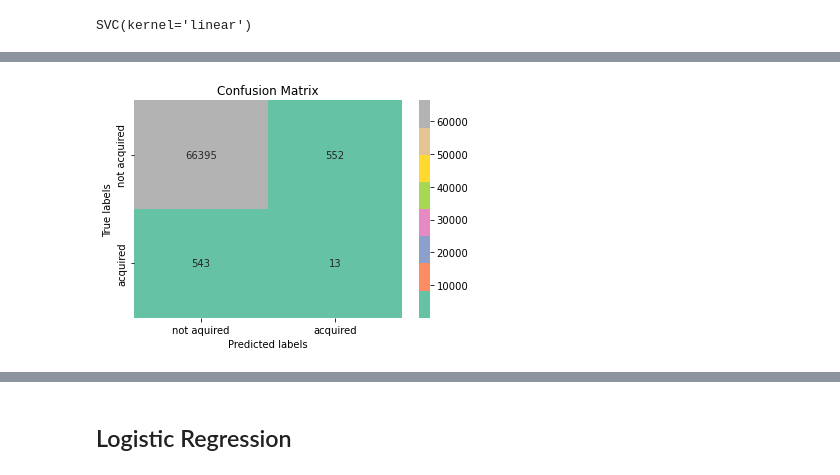
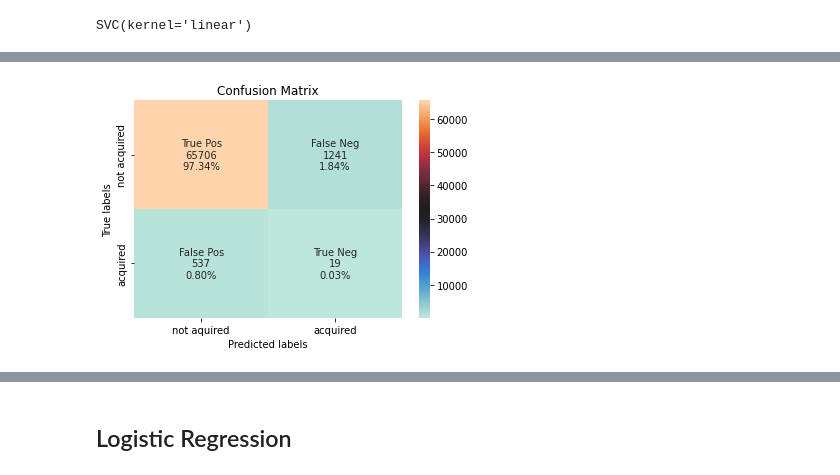
Before and after one commit to sheetalrprasad/Financial-Incident-Analysis, a Jupyter notebook: Finance Project.ipynb, the cells around one changed output, grey strips where cells are left out. Drawn from its saved outputs; the diff is of its cells as text; code cells hidden in the pictures.

```diff
--- a/Finance Project.ipynb
+++ b/Finance Project.ipynb
@@ -114,3 +127,25 @@ sns.heatmap(finance_features.corr(), cmap="YlGnBu", linewidths=0.1, annot=True,
+# %%
+# confusion Matrix Plotting
+
+def confusion_matrix_plot(cfn_mat):
+    ax= plt.subplot()
+
+    group_names = ['True Pos','False Neg','False Pos','True Neg']
+
+    group_counts = ["{0:0.0f}".format(value) for value in cfn_mat.flatten()]
+
+    group_percentages = ["{0:.2%}".format(value) for value in cfn_mat.flatten()/np.sum(cfn_mat)]
+
+    labels = [f"{v1}\n{v2}\n{v3}" for v1, v2, v3 in zip(group_names,group_counts,group_percentages)]
+    labels = np.asarray(labels).reshape(2,2)
+
+    sns.heatmap(cfn_mat, annot=labels, fmt='', cmap='icefire')
+
+    # labels, title and ticks
+    ax.set_xlabel('Predicted labels');ax.set_ylabel('True labels');
+    ax.set_title('Confusion Matrix');
+    ax.xaxis.set_ticklabels(['not aquired', 'acquired']); ax.yaxis.set_ticklabels(['not acquired', 'acquired']);
+    plt.show()
 # %%
 model_comparison_cols = ['Model Name','Accuracy','Precision','Recall','F1 Score']
 # %%
@@ -121,8 +156,8 @@ model_comparison_data = []
 # 70% training and 30% test
 X_train, X_test, y_train, y_test = train_test_split(finance_features, y, test_size=0.3,random_state=100)
 # %%
-unique, counts = np.unique(y_train, return_counts=True)
-dict(zip(unique, counts))
+uniqueTrain, counts = np.unique(y_train, return_counts=True)
+dict(zip(uniqueTrain, counts))
 # %% [output]
 {0.0: 156202, 1.0: 1305}
 # %%
@@ -131,12 +166,18 @@ dict(zip(unique, counts))
 # %% [output]
 {0.0: 66947, 1.0: 556}
+# %%
+numClass = len(uniqueTrain)
 # %%
 # SVM takes time to train, hence taking 5% sample of the training data to train the model
-sampleN = int(len(X_train)*0.005)
+
+sampleN = int(len(X_train)*0.003)
 print("Sample no.:", sampleN)
 
-sample_X = X_train.sample(sampleN)
+# Getting sample which contains both classes
+notReady = True
+while(notReady):
+    sample_X = X_train.sample(sampleN)
+    notReady = len(np.unique(sample_X)) < numClass
+
 sample_y = sample_X['target']
-
-sample_X.drop(columns=['target'], inplace=True)
 # %% [output]
@@ -233,12 +241,4 @@ sns.heatmap(cm_svm, annot=labels, fmt='', cmap='icefire')
-# %%
-ax= plt.subplot()
-
-# annot=True to annotate cells, ftm='g' to disable scientific notation
-sns.heatmap(cm_svm, annot=True, fmt='g', ax=ax, cmap='Set2');
-
-# labels, title and ticks
-ax.set_xlabel('Predicted labels');ax.set_ylabel('True labels');
-ax.set_title('Confusion Matrix');
-ax.xaxis.set_ticklabels(['not aquired', 'acquired']); ax.yaxis.set_ticklabels(['not acquired', 'acquired']);
-# %% [output]
-[figure, removed]
+# %%
+confusion_matrix_plot(cm_svm)
+# %% [output]
+[figure, added]
```
Also changed, not shown: parts of 96 cells of this notebook.
